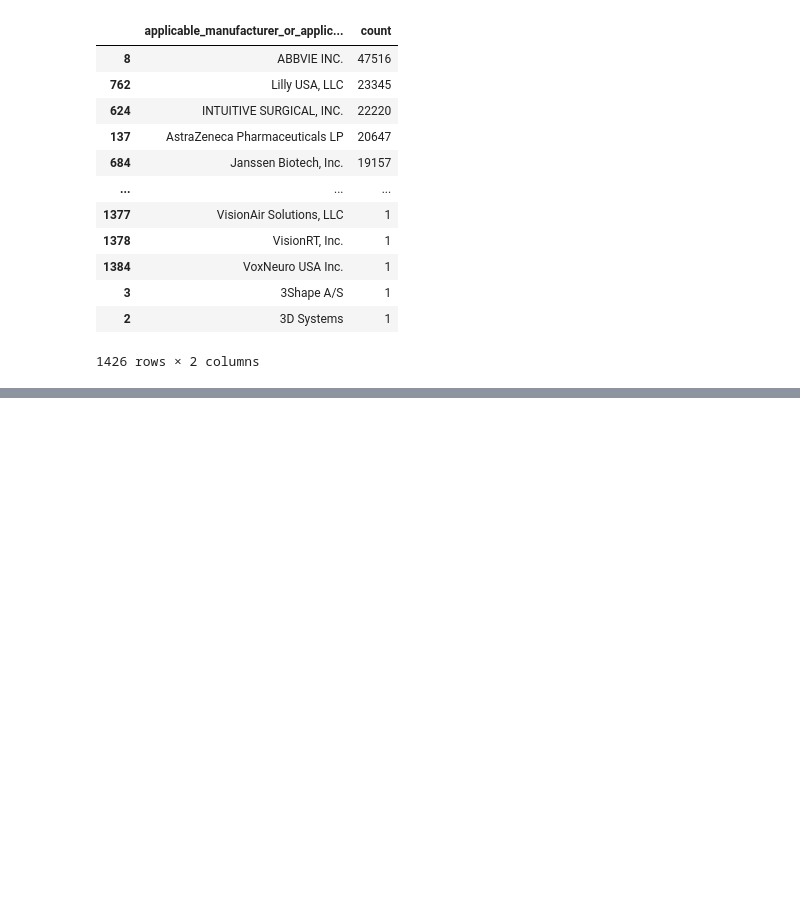
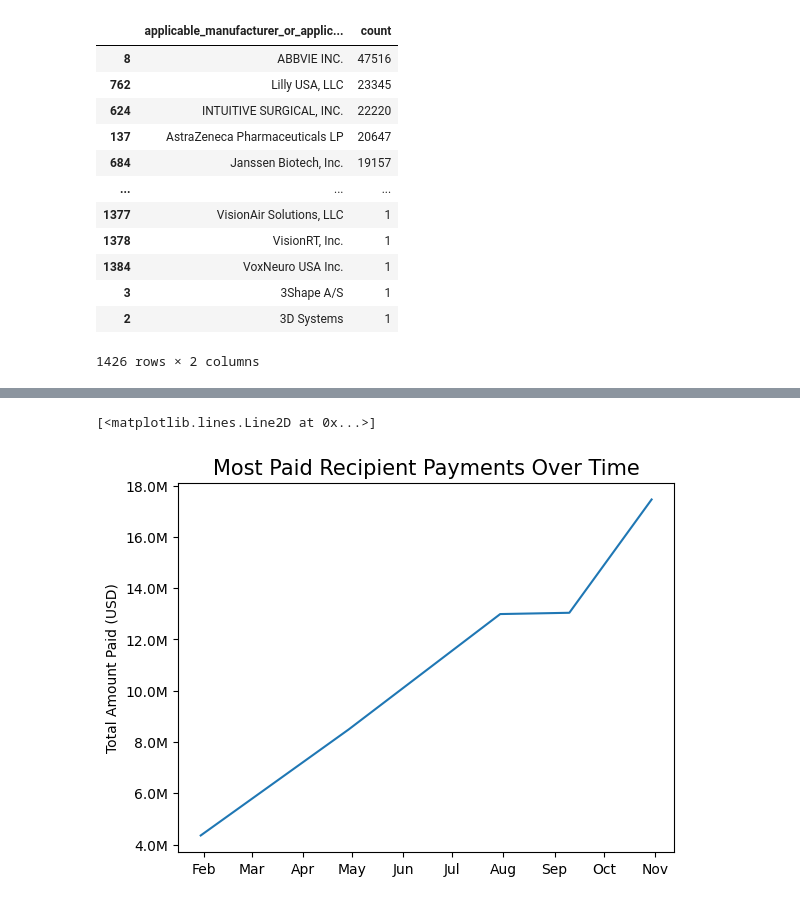
Before and after one commit to imtimtam/kolink-payments-etl, a Jupyter notebook: notebook/result_testing.ipynb, the cells around one changed output, grey strips where cells are left out. Drawn from its saved outputs; the diff is of its cells as text; code cells hidden in the pictures; blank space fills up the shorter version.

```diff
--- a/notebook/result_testing.ipynb
+++ b/notebook/result_testing.ipynb
@@ -122,0 +171,5 @@ df.groupby(["applicable_manufacturer_or_applicable_gpo_making_payment_name"]).si
+# %%
+# MOST PAID OVER TIME
+top_ot = df[(df["covered_recipient_first_name"] == "Ivan") & (df["covered_recipient_last_name"] == "Osorio")].sort_values("date_of_payment")
+top_ot["rolling"] = top_ot["total_amount_of_payment_usdollars"].cumsum()
+top_ot
@@ -122,0 +194,13 @@ df.groupby(["applicable_manufacturer_or_applicable_gpo_making_payment_name"]).si
+# %%
+dates = top_ot["date_of_payment"]
+paid = top_ot["rolling"]
+
+plt.title("Most Paid Recipient Payments Over Time", fontsize=15)
+plt.ylabel("Total Amount Paid (USD)")
+plt.gca().xaxis.set_major_formatter(mdates.DateFormatter('%b'))
+plt.gca().xaxis.set_major_locator(mdates.MonthLocator())
+plt.gca().yaxis.set_major_formatter(mticker.FuncFormatter(lambda x, _: f"{x/1_000_000:.1f}M"))
+plt.plot(dates, paid)
+# %% [output]
+[<matplotlib.lines.Line2D at 0x...>]
+[figure, added]
```
Also changed, not shown: parts of 7 cells of this notebook.
